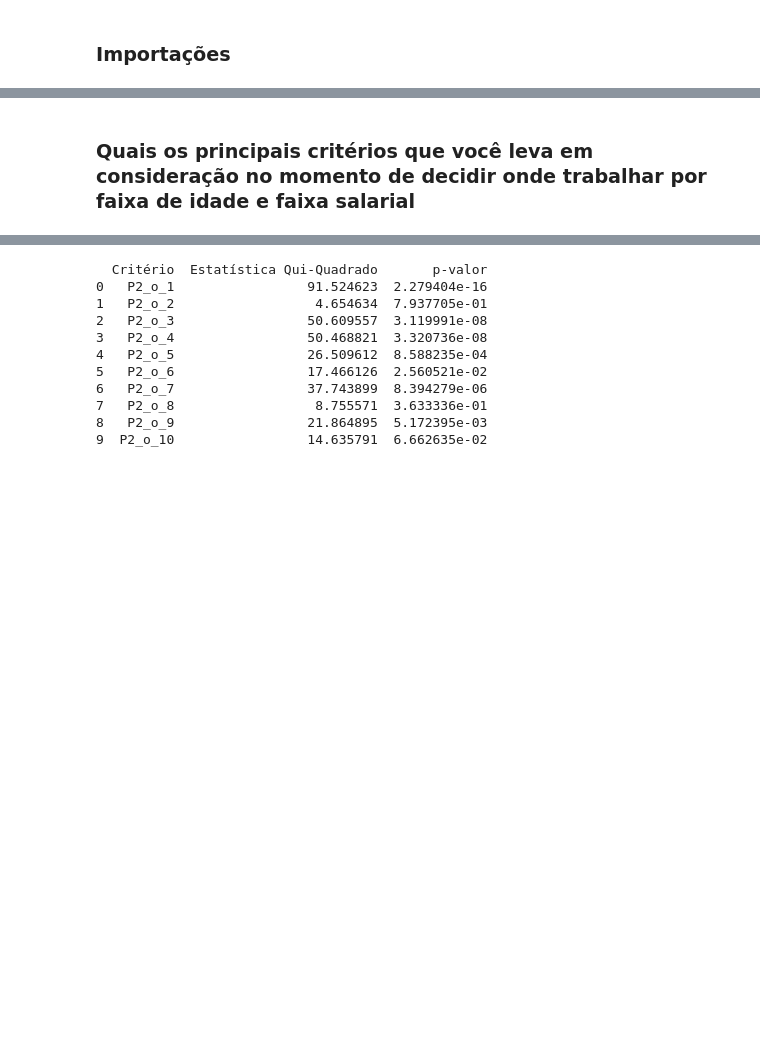
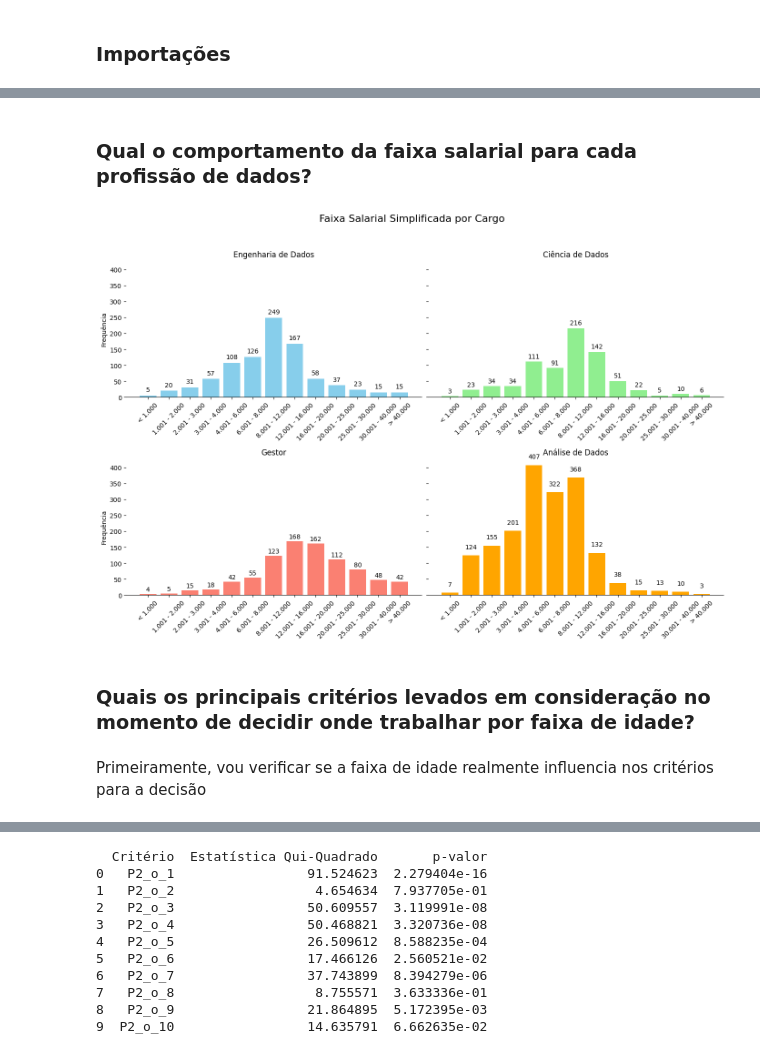
Before and after one commit to ericksalignac/Projeto-Integrador-1, a Jupyter notebook: state-of-data-analysis.ipynb, the cells around one changed output, grey strips where cells are left out. Cells and saved outputs as stored; diff of their text form; code cells hidden in the pictures; blank space fills up the shorter version.

```diff
--- a/state-of-data-analysis.ipynb
+++ b/state-of-data-analysis.ipynb
@@ -104,0 +143,2 @@ A partir de que nível de conhecimento um profissional jovem e técnico passa a
+# %% [markdown]
+### Qual o comportamento da faixa salarial para cada profissão de dados?
@@ -105,5 +168,65 @@ A partir de que nível de conhecimento um profissional jovem e técnico passa a
+# %%
+# Ordem fixa das faixas salariais
+faixas_salariais = df['P2_h_simplified'].cat.categories
+
+# Criar uma figura com 4 subplots (2x2)
+fig, axs = plt.subplots(2, 2, figsize=(14, 10), sharey=True)
+
+# Título geral da figura
+fig.suptitle('Faixa Salarial Simplificada por Cargo', fontsize=16)
+
+# Função para adicionar contagem no topo das colunas
+def add_counts(ax, data):
+    for i, value in enumerate(data):
+        ax.text(i, value + 0.05 * max(data), str(value), ha='center')
+
+# Plotar para Engenharia de Dados
+axs[0, 0].bar(faixas_salariais, freq_eng_dados[faixas_salariais], color='skyblue')
+axs[0, 0].set_title('Engenharia de Dados')
+axs[0, 0].set_ylabel('Frequência')
+axs[0, 0].tick_params(axis='x', rotation=45)
+axs[0, 0].set_xticks(faixas_salariais)
+axs[0, 0].set_xticklabels(faixas_salariais, rotation=45)
+add_counts(axs[0, 0], freq_eng_dados[faixas_salariais])
+sns.despine(ax=axs[0, 0], left=True, right=True, top=True)
+
+# Plotar para Ciência de Dados
+axs[0, 1].bar(faixas_salariais, freq_ciencia_dados[faixas_salariais], color='lightgreen')
+axs[0, 1].set_title('Ciência de Dados')
+axs[0, 1].tick_params(axis='x', rotation=45)
+axs[0, 1].set_xticks(faixas_salariais)
+axs[0, 1].set_xticklabels(faixas_salariais, rotation=45)
+add_counts(axs[0, 1], freq_ciencia_dados[faixas_salariais])
+sns.despine(ax=axs[0, 1], left=True, right=True, top=True)
+
+# Plotar para Gestor
+axs[1, 0].bar(faixas_salariais, freq_gestor[faixas_salariais], color='salmon')
+axs[1, 0].set_title('Gestor')
+axs[1, 0].set_ylabel('Frequência')
+axs[1, 0].tick_params(axis='x', rotation=45)
+axs[1, 0].set_xticks(faixas_salariais)
+axs[1, 0].set_xticklabels(faixas_salariais, rotation=45)
+add_counts(axs[1, 0], freq_gestor[faixas_salariais])
+sns.despine(ax=axs[1, 0], left=True, right=True, top=True)
+
+# Plotar para Análise de Dados
+axs[1, 1].bar(faixas_salariais, freq_analise_dados[faixas_salariais], color='orange')
+axs[1, 1].set_title('Análise de Dados')
+axs[1, 1].tick_params(axis='x', rotation=45)
+axs[1, 1].set_xticks(faixas_salariais)
+axs[1, 1].set_xticklabels(faixas_salariais, rotation=45)
+add_counts(axs[1, 1], freq_analise_dados[faixas_salariais])
+sns.despine(ax=axs[1, 1], left=True, right=True, top=True)
+
+# Ajustar layout
+plt.tight_layout(rect=[0, 0.03, 1, 0.95])  # Ajustar o layout para deixar espaço para o título
+plt.show()
+# %% [output]
+[figure, added]
 # %% [markdown]
-### Quais os principais critérios que você leva em consideração no momento de decidir onde trabalhar por faixa de idade e faixa salarial
+### Quais os principais critérios levados em consideração no momento de decidir onde trabalhar por faixa de idade?
+# %% [markdown]
+Primeiramente, vou verificar se a faixa de idade realmente influencia nos critérios para a decisão
 # %%
 df_p1 = df[['P1_a_1', 'P2_h', 'P2_o', 'P2_o_1', 'P2_o_2', 'P2_o_3', 'P2_o_4', 'P2_o_5', 'P2_o_6', 'P2_o_7', 'P2_o_8', 'P2_o_9', 'P2_o_10']].copy()
 
```
Also changed, not shown: parts of 26 cells of this notebook.
